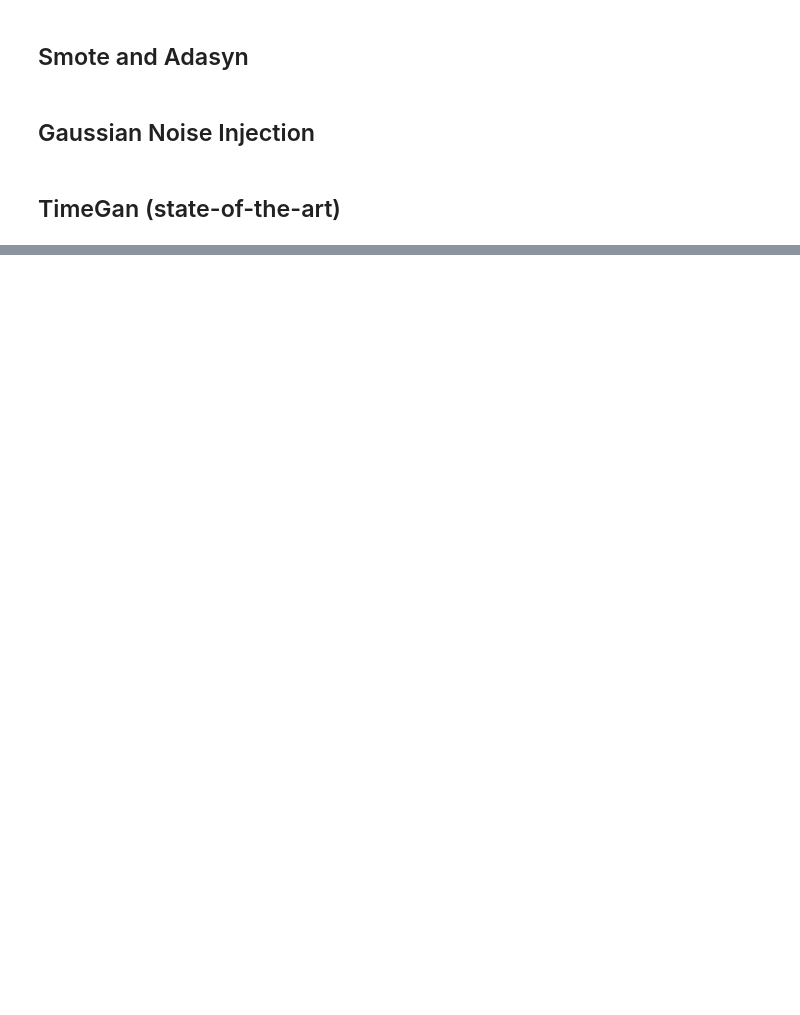
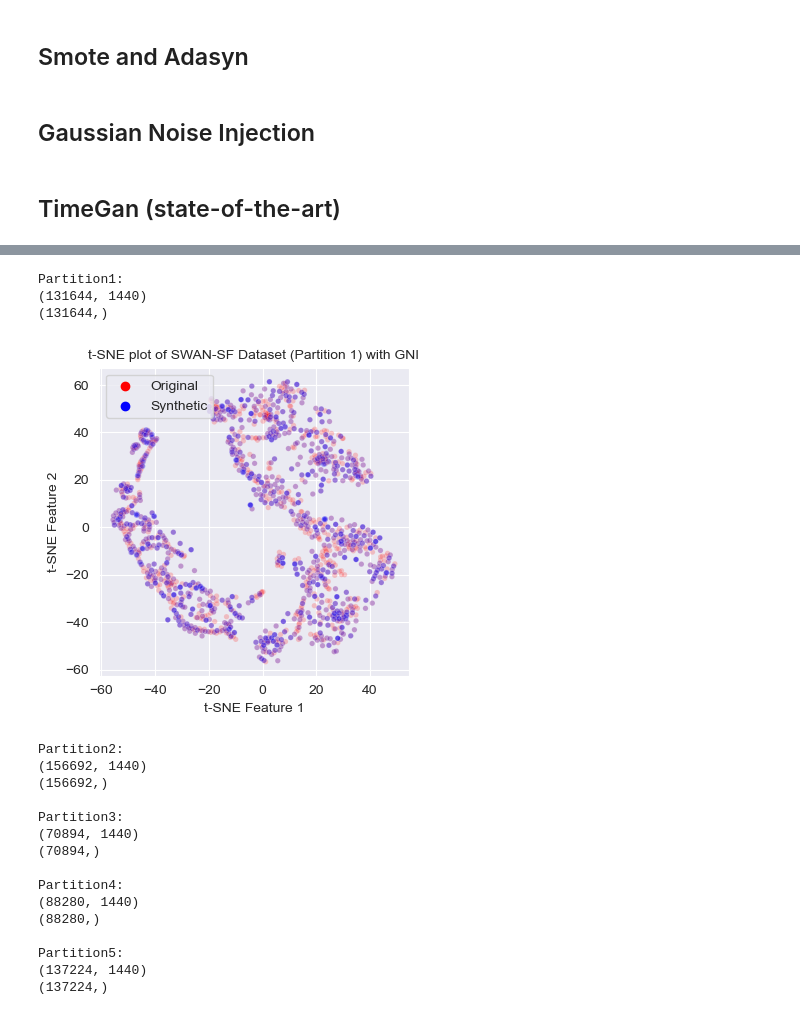
Before and after one commit to samresume/FlarePredict-DataPrep-Sampling-SWANSF, a Jupyter notebook: 7_OverSampling_SWANSF.ipynb, the cells around one changed output, grey strips where cells are left out. Saved outputs shown, nothing was run; the diff lists cells and outputs as text; code cells hidden in the pictures; blank space fills up the shorter version.

```diff
--- a/7_OverSampling_SWANSF.ipynb
+++ b/7_OverSampling_SWANSF.ipynb
@@ -216,0 +306,27 @@ Partition2:
+# %%
+data_dir = "/Users/samskanderi/Documents/Research_Project/SWANSF/code/\
+6_2_OSampling_Concatenation_KnnImputation/"
+
+name = "OSampling_WithoutC_Concatenation_KnnImputation"
+
+gni(1, 5, data_dir, name, X_train_array, Y_train_array)
+# %% [output]
+Partition1:
+(131644, 1440)
+(131644,)
+[figure, added]
+Partition2:
+(156692, 1440)
+(156692,)
+
+Partition3:
+(70894, 1440)
+(70894,)
+
+Partition4:
+(88280, 1440)
+(88280,)
+
+Partition5:
+(137224, 1440)
+(137224,)
```
Also changed, not shown: parts of 11 cells of this notebook, 11 other files.
